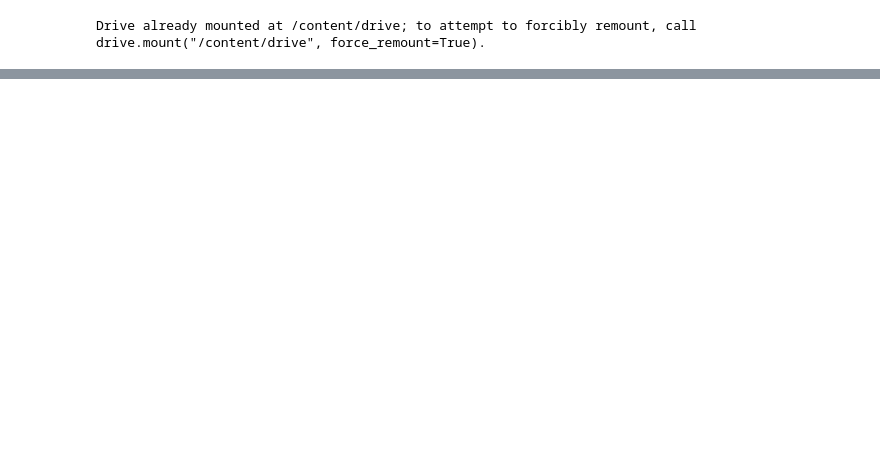
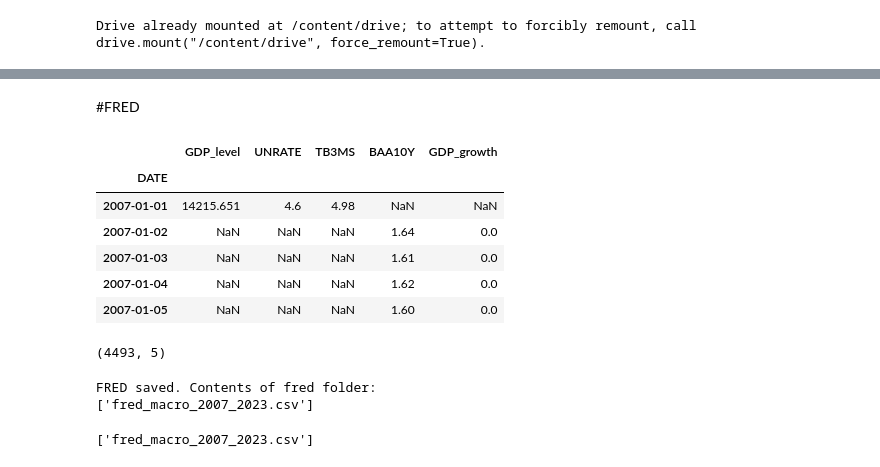
Before and after one commit to ankitc21/finance_causal_rl, a Jupyter notebook: notebooks/02_data_acquisition.ipynb, the cells around one changed output, grey strips where cells are left out. Drawn from its saved outputs; the diff is of its cells as text; code cells hidden in the pictures; blank space fills up the shorter version.

```diff
--- a/notebooks/02_data_acquisition.ipynb
+++ b/notebooks/02_data_acquisition.ipynb
@@ -330,0 +109,51 @@ and the repository exists.
+# %% [markdown]
+#FRED
+# %%
+import pandas_datareader.data as web
+import datetime
+import pandas as pd
+
+start = datetime.datetime(2007, 1, 1)
+end = datetime.datetime(2023, 12, 31)
+
+# Download raw series
+gdp = web.DataReader("GDP", "fred", start, end)
+unrate = web.DataReader("UNRATE", "fred", start, end)
+tbill = web.DataReader("TB3MS", "fred", start, end)
+spread = web.DataReader("BAA10Y", "fred", start, end)
+
+# Combine
+df_fred = pd.concat([gdp, unrate, tbill, spread], axis=1)
+df_fred.columns = ["GDP_level", "UNRATE", "TB3MS", "BAA10Y"]
+
+# Compute GDP growth (quarter-over-quarter %)
+df_fred["GDP_growth"] = df_fred["GDP_level"].pct_change() * 100
+
+df_fred.head()
+# %% [output]
+|  | GDP_level | UNRATE | TB3MS | BAA10Y | GDP_growth |
+| DATE |  |  |  |  |  |
+| 2007-01-01 | 14215.651 | 4.6 | 4.98 | NaN | NaN |
+| 2007-01-02 | NaN | NaN | NaN | 1.64 | 0.0 |
+| 2007-01-03 | NaN | NaN | NaN | 1.61 | 0.0 |
+| 2007-01-04 | NaN | NaN | NaN | 1.62 | 0.0 |
+| 2007-01-05 | NaN | NaN | NaN | 1.60 | 0.0 |
+# %%
+df_fred.shape
+# %% [output]
+(4493, 5)
+# %%
+FRED_DIR = os.path.join(RAW_DIR, "fred")
+
+fred_path = os.path.join(FRED_DIR, "fred_macro_2007_2023.csv")
+df_fred.to_csv(fred_path)
+
+print("FRED saved. Contents of fred folder:")
+print(os.listdir(FRED_DIR))
+# %% [output]
+FRED saved. Contents of fred folder:
+['fred_macro_2007_2023.csv']
+# %%
+print(os.listdir(FRED_DIR))
+# %% [output]
+['fred_macro_2007_2023.csv']
```
Also changed, not shown: parts of 51 cells of this notebook.
